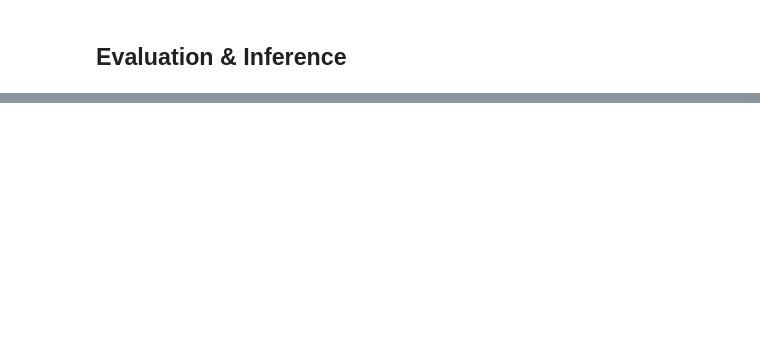
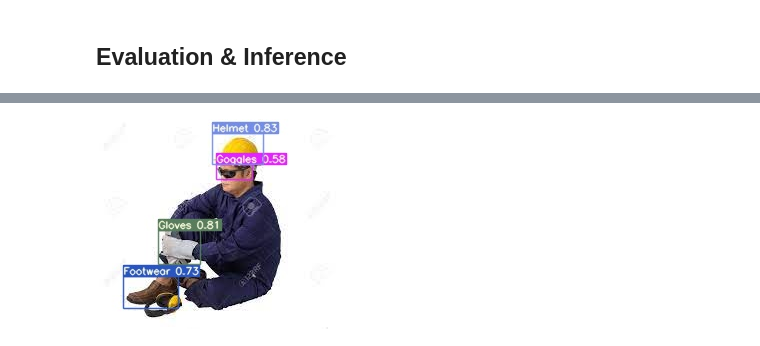
Before and after one commit to Talq8/Industry-Safety-Detection-using-Yolov7, a Jupyter notebook: notebook/YOLOv7_on_Custom_Data.ipynb, the cells around one changed output, grey strips where cells are left out. Cells and saved outputs as stored; diff of their text form; code cells hidden in the pictures; blank space fills up the shorter version.

```diff
--- a/notebook/YOLOv7_on_Custom_Data.ipynb
+++ b/notebook/YOLOv7_on_Custom_Data.ipynb
@@ -190,3 +203,18 @@ for imageName in glob.glob('runs/detect/exp/*.jpeg'): #assuming JPG
+# %%
+#display inference on ALL test images
+
+import glob
+from IPython.display import Image, display
+
+i = 0
+limit = 10000 # max images to print
+for imageName in glob.glob('runs/detect/exp2/*.jpeg'): #assuming JPG
+    if i < limit:
+      display(Image(filename=imageName))
+      print("\n")
+    i = i + 1
+# %% [output]
+[figure, added]
 # %%
 # optional, zip to download weights and results locally
 # To deploy, you'll need to export your weights and save them to use later.
```
Also changed, not shown: parts of 20 cells of this notebook.
